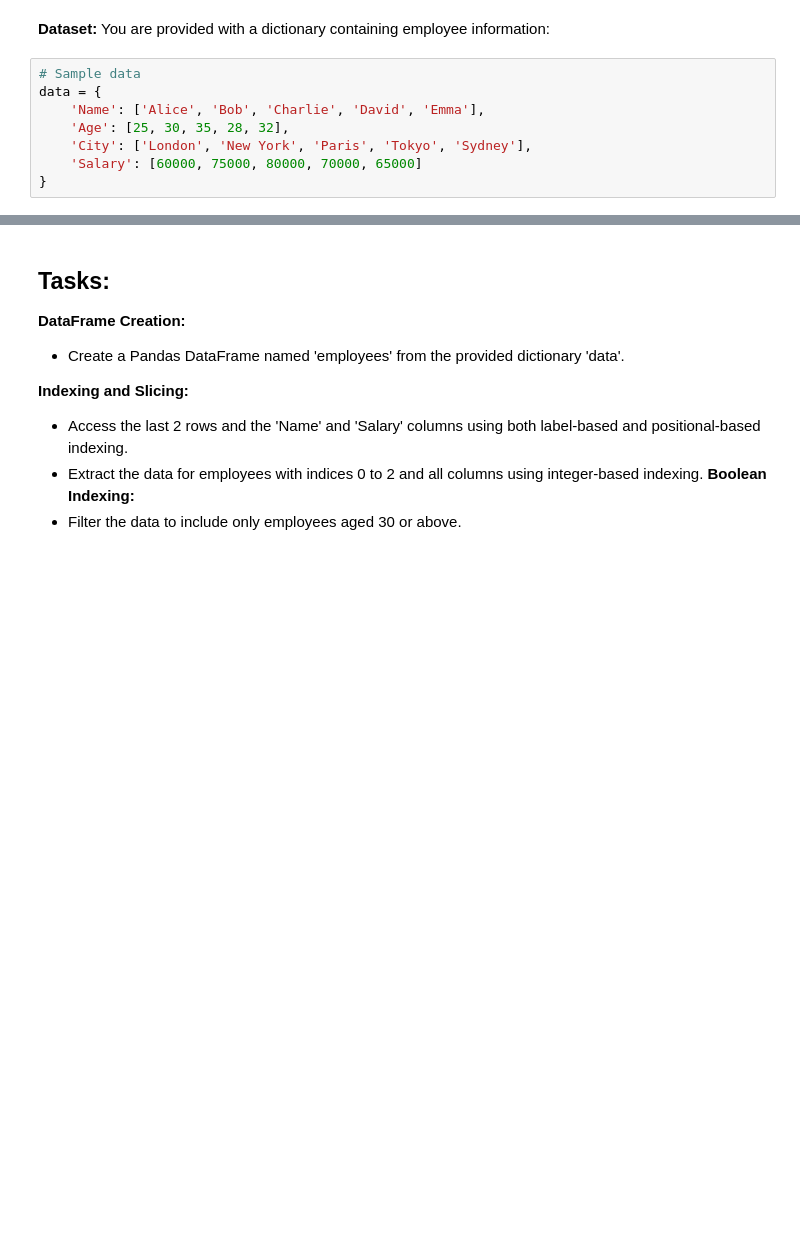
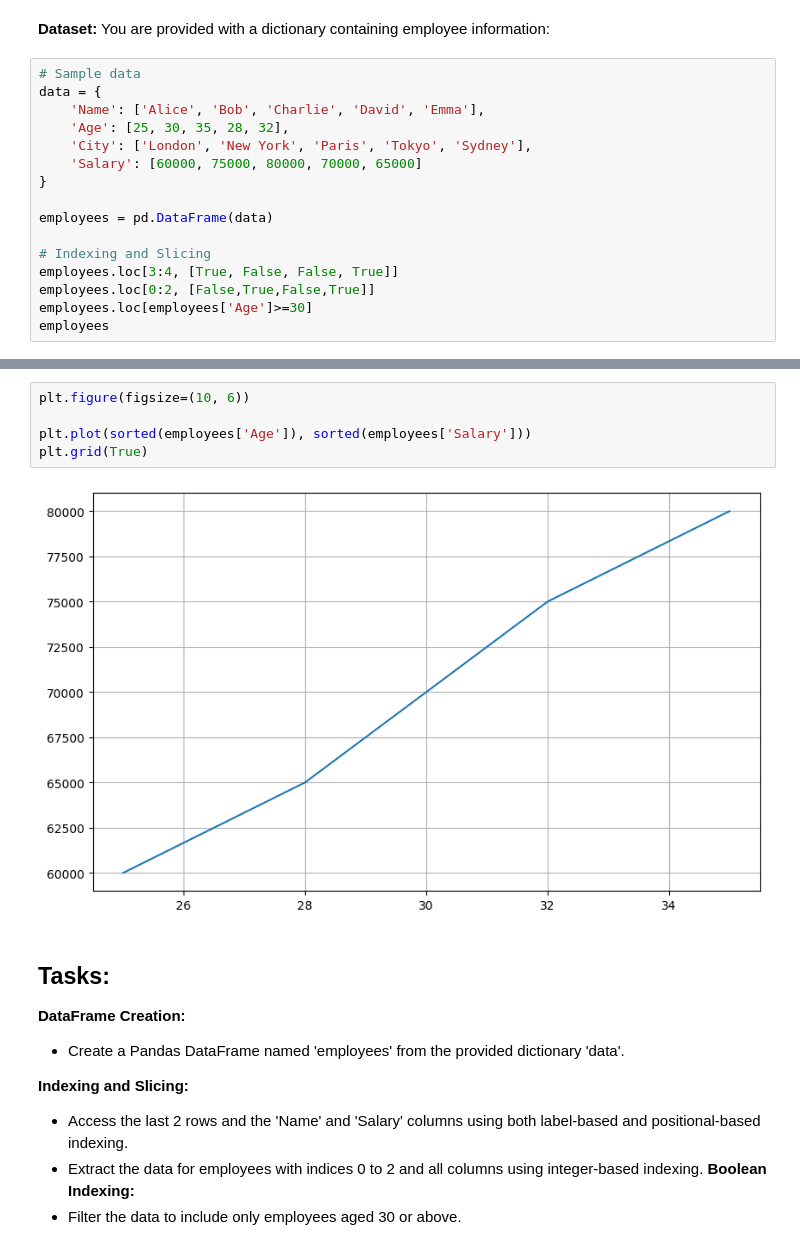
Before and after one commit to Brecht36/exercises, a Jupyter notebook: 07-data-processing/02-pandas/05-visualization/visualization.ipynb, the cells around one changed output, grey strips where cells are left out. Cells and saved outputs as stored; diff of their text form; blank space fills up the shorter version.

```diff
--- a/07-data-processing/02-pandas/05-visualization/visualization.ipynb
+++ b/07-data-processing/02-pandas/05-visualization/visualization.ipynb
@@ -87,3 +87,11 @@ data = {
     'City': ['London', 'New York', 'Paris', 'Tokyo', 'Sydney'],
     'Salary': [60000, 75000, 80000, 70000, 65000]
 }
+
+employees = pd.DataFrame(data)
+
+# Indexing and Slicing
+employees.loc[3:4, [True, False, False, True]]
+employees.loc[0:2, [False,True,False,True]]
+employees.loc[employees['Age']>=30]
+employees
@@ -90,3 +105,10 @@ data = {
+# %%
+plt.figure(figsize=(10, 6))
+
+plt.plot(sorted(employees['Age']), sorted(employees['Salary']))
+plt.grid(True)
+# %% [output]
+[figure, added]
 # %% [markdown]
 ## Tasks:
 
```
Also changed, not shown: parts of 2 cells of this notebook, 5 other files.
